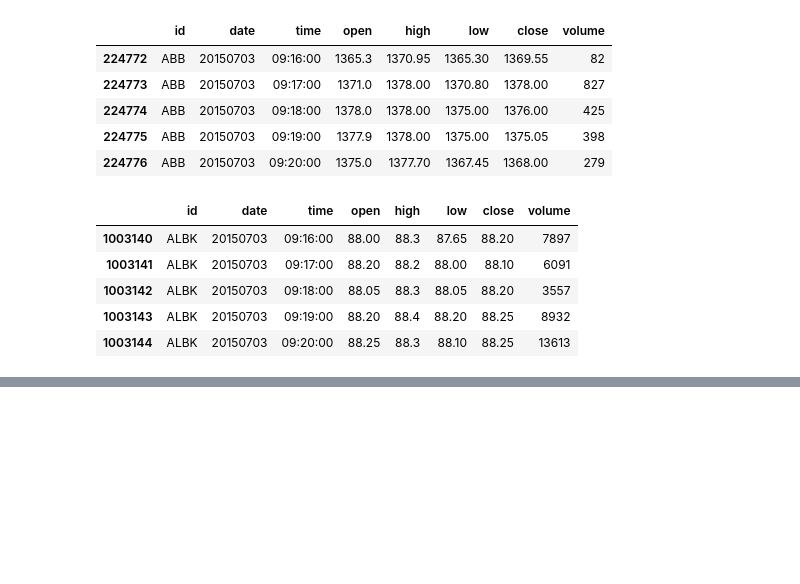
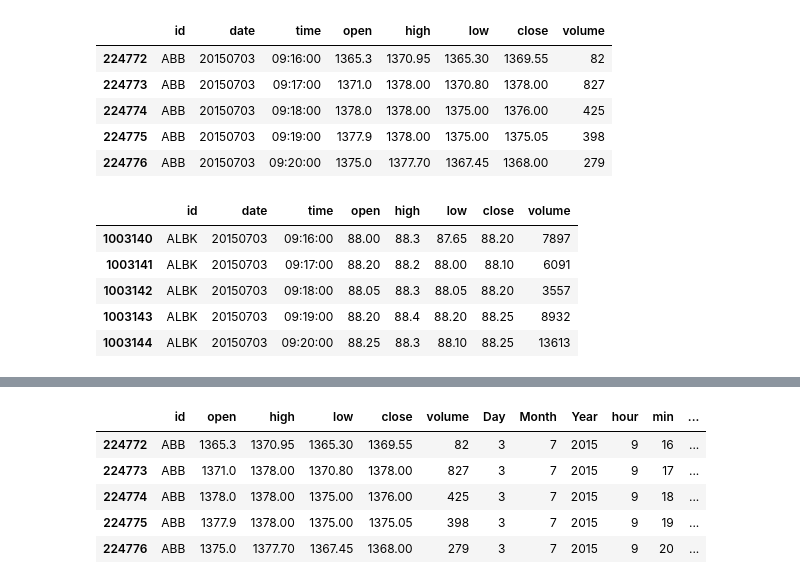
Before and after one commit to mkmanoj30/8thSemProject, a Jupyter notebook: 8thSemProject.ipynb, the cells around one changed output, grey strips where cells are left out. Saved outputs shown, nothing was run; the diff lists cells and outputs as text; code cells hidden in the pictures; blank space fills up the shorter version.

```diff
--- a/8thSemProject.ipynb
+++ b/8thSemProject.ipynb
@@ -162,0 +215,11 @@ ALBK.head()
+# %%
+ABB =ABB.drop('time',axis=1)
+# %%
+ABB.head()
+# %% [output]
+|  | id | open | high | low | close | volume | Day | Month | Year | hour | min | ... |
+| 224772 | ABB | 1365.3 | 1370.95 | 1365.30 | 1369.55 | 82 | 3 | 7 | 2015 | 9 | 16 | ... |
+| 224773 | ABB | 1371.0 | 1378.00 | 1370.80 | 1378.00 | 827 | 3 | 7 | 2015 | 9 | 17 | ... |
+| 224774 | ABB | 1378.0 | 1378.00 | 1375.00 | 1376.00 | 425 | 3 | 7 | 2015 | 9 | 18 | ... |
+| 224775 | ABB | 1377.9 | 1378.00 | 1375.00 | 1375.05 | 398 | 3 | 7 | 2015 | 9 | 19 | ... |
+| 224776 | ABB | 1375.0 | 1377.70 | 1367.45 | 1368.00 | 279 | 3 | 7 | 2015 | 9 | 20 | ... |
```
Also changed, not shown: parts of 17 cells of this notebook.
